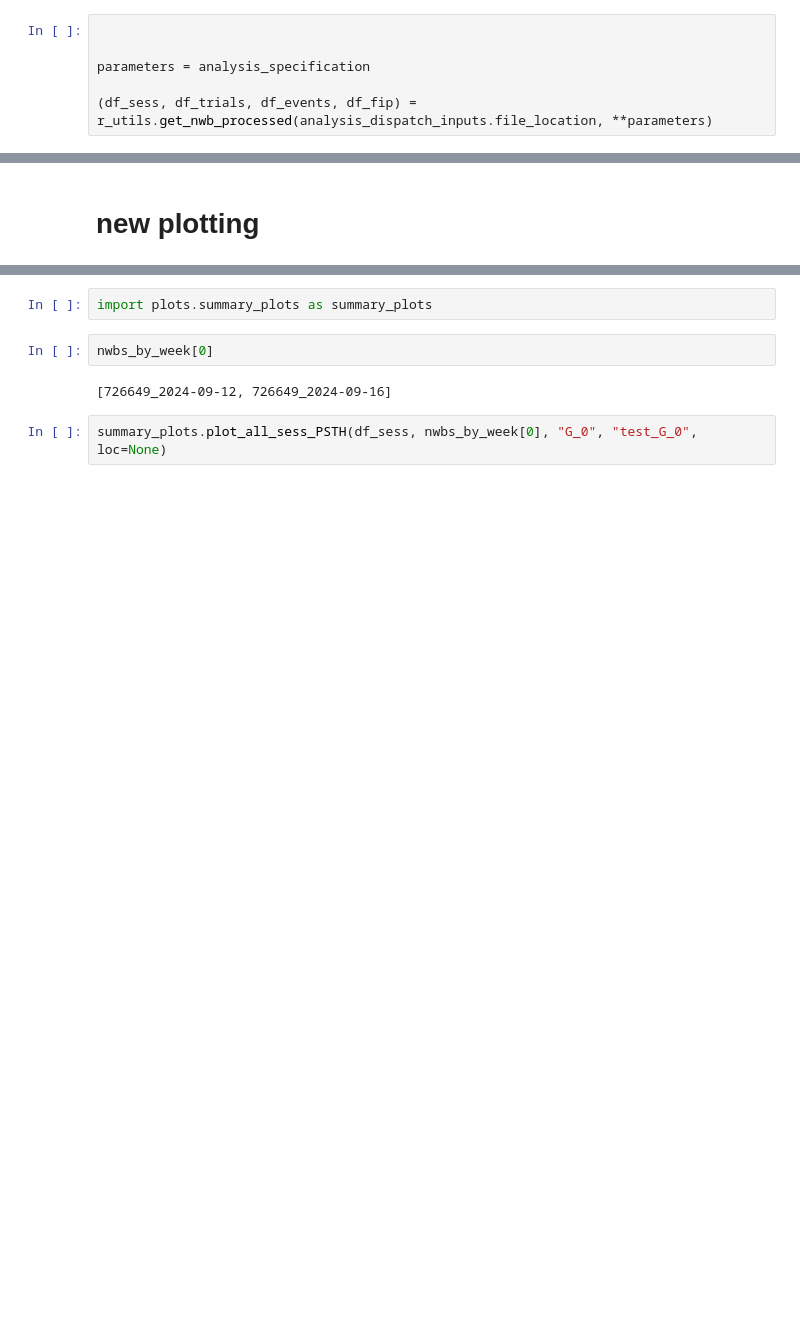
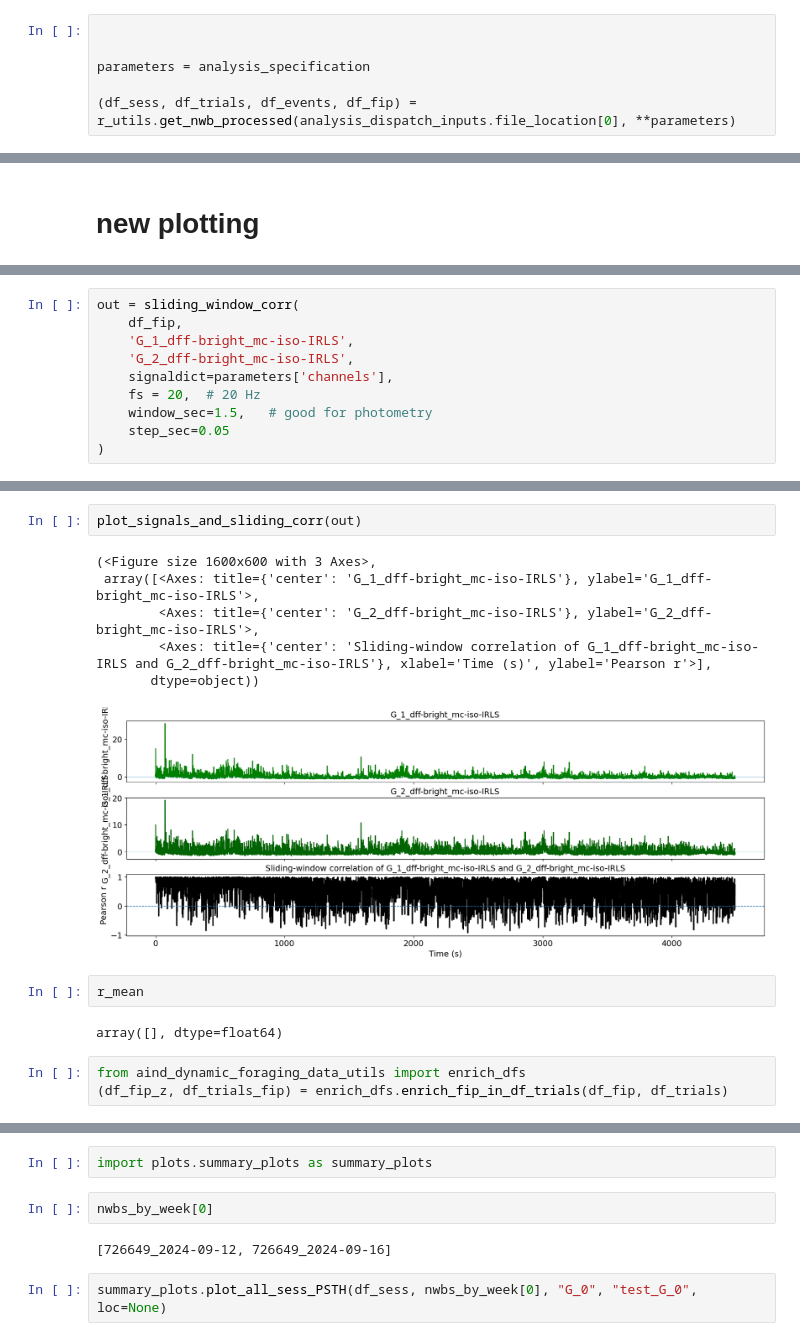
Before and after one commit to rachelstephlee/rachel-grouped-aind-analysis-wrapper, a Jupyter notebook: code/analysis_wrapper/test_plots.ipynb, the cells around one changed output, grey strips where cells are left out. Cells and saved outputs as stored; diff of their text form; blank space fills up the shorter version.

```diff
--- a/code/analysis_wrapper/test_plots.ipynb
+++ b/code/analysis_wrapper/test_plots.ipynb
@@ -56,5 +56,5 @@ from aind_dynamic_foraging_basic_analysis.metrics import trial_metrics
 
 parameters = analysis_specification
 
-(df_sess, df_trials, df_events, df_fip) = r_utils.get_nwb_processed(analysis_dispatch_inputs.file_location, **parameters)
+(df_sess, df_trials, df_events, df_fip) = r_utils.get_nwb_processed(analysis_dispatch_inputs.file_location[0], **parameters)
 # %% [output]
@@ -175,0 +270,10 @@ reload(pb)
+# %%
+out = sliding_window_corr(
+    df_fip,
+    'G_1_dff-bright_mc-iso-IRLS',
+    'G_2_dff-bright_mc-iso-IRLS',
+    signaldict=parameters['channels'],
+    fs = 20,  # 20 Hz
+    window_sec=1.5,   # good for photometry
+    step_sec=0.05
+)
@@ -175,0 +343,16 @@ reload(pb)
+# %%
+plot_signals_and_sliding_corr(out)
+# %% [output]
+(<Figure size 1600x600 with 3 Axes>,
+ array([<Axes: title={'center': 'G_1_dff-bright_mc-iso-IRLS'}, ylabel='G_1_dff-bright_mc-iso-IRLS'>,
+        <Axes: title={'center': 'G_2_dff-bright_mc-iso-IRLS'}, ylabel='G_2_dff-bright_mc-iso-IRLS'>,
+        <Axes: title={'center': 'Sliding-window correlation of G_1_dff-bright_mc-iso-IRLS and G_2_dff-bright_mc-iso-IRLS'}, xlabel='Time (s)', ylabel='Pearson r'>],
+       dtype=object))
+[figure, added]
+# %%
+r_mean
+# %% [output]
+array([], dtype=float64)
+# %%
+from aind_dynamic_foraging_data_utils import enrich_dfs
+(df_fip_z, df_trials_fip) = enrich_dfs.enrich_fip_in_df_trials(df_fip, df_trials)
```
Also changed, not shown: parts of 20 cells of this notebook, 4 other files.
